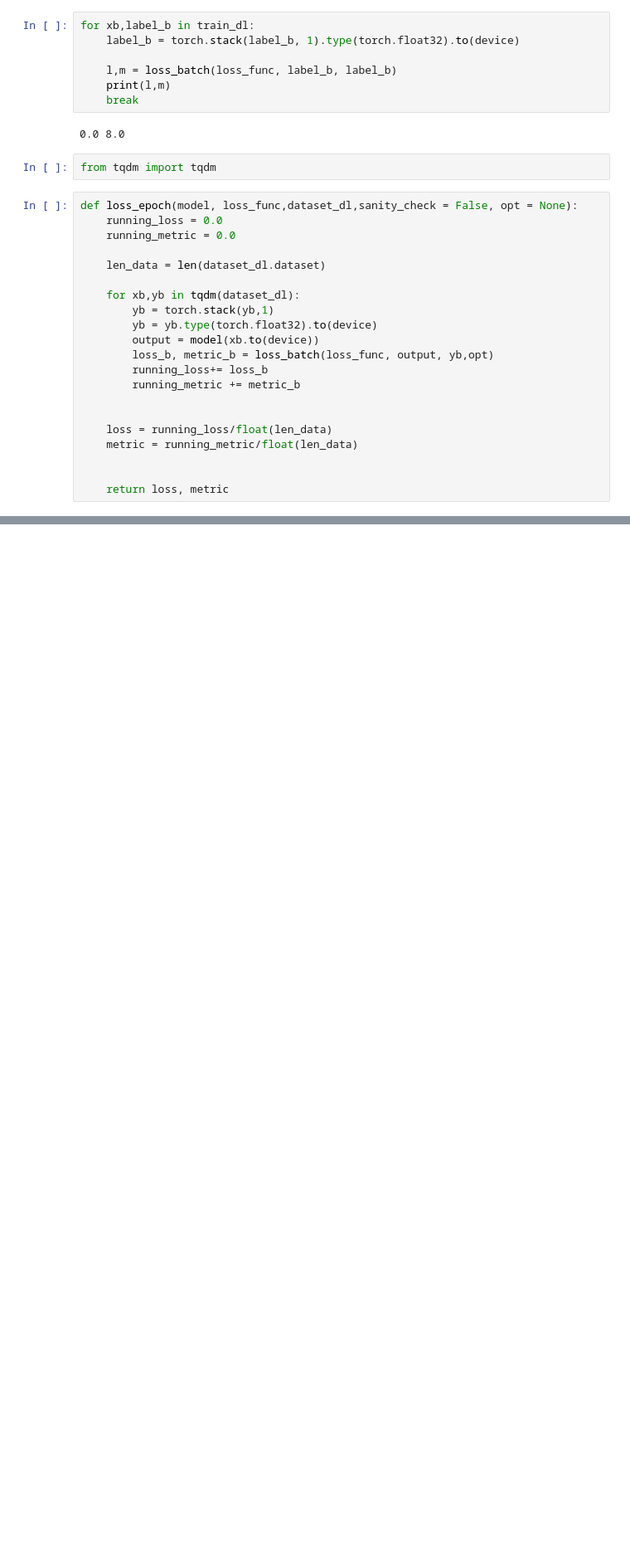
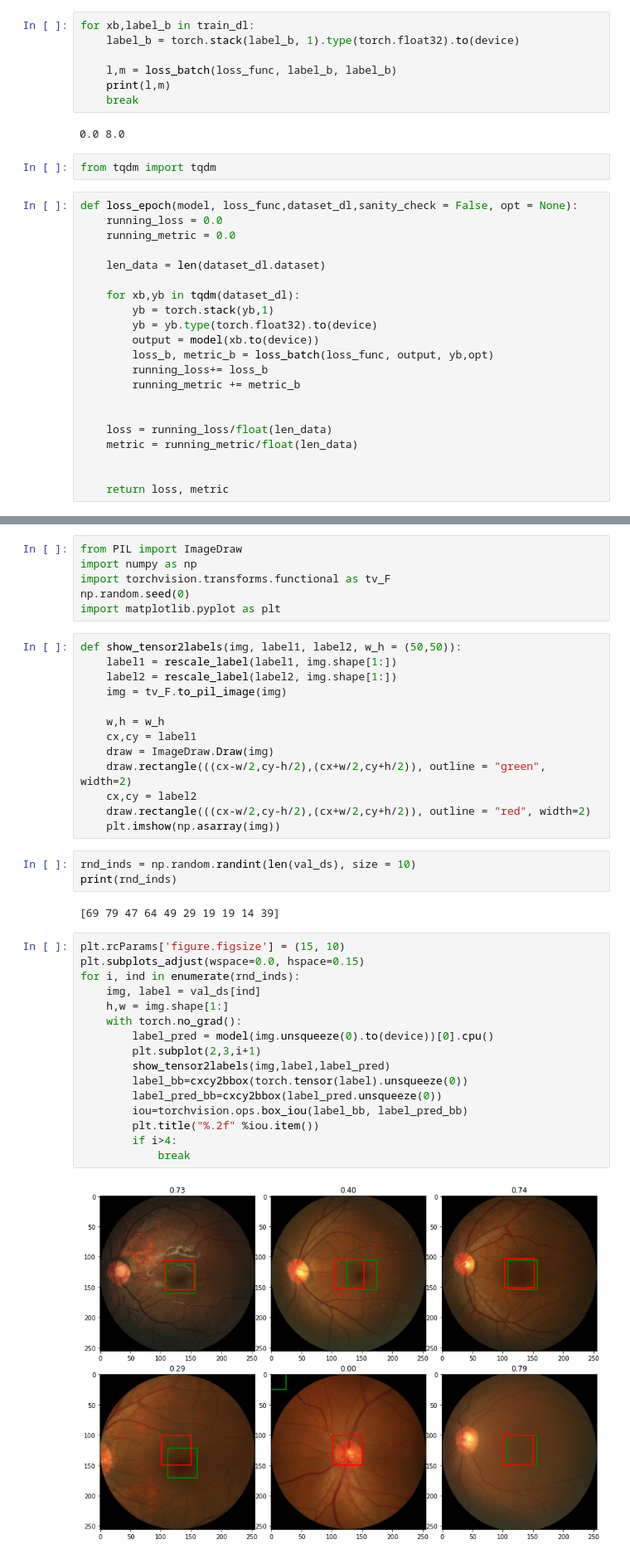
Before and after one commit to akansh12/Computer_vision_Book_solution, a Jupyter notebook: Chapter_4_Single_object_detection.ipynb, the cells around one changed output, grey strips where cells are left out. Shown at 83% size. Drawn from its saved outputs; the diff is of its cells as text; blank space fills up the shorter version.

```diff
--- a/Chapter_4_Single_object_detection.ipynb
+++ b/Chapter_4_Single_object_detection.ipynb
@@ -789,0 +881,42 @@ False
+# %%
+from PIL import ImageDraw
+import numpy as np
+import torchvision.transforms.functional as tv_F
+np.random.seed(0)
+import matplotlib.pyplot as plt
+# %%
+def show_tensor2labels(img, label1, label2, w_h = (50,50)):
+    label1 = rescale_label(label1, img.shape[1:])
+    label2 = rescale_label(label2, img.shape[1:])
+    img = tv_F.to_pil_image(img)
+
+    w,h = w_h
+    cx,cy = label1
+    draw = ImageDraw.Draw(img)
+    draw.rectangle(((cx-w/2,cy-h/2),(cx+w/2,cy+h/2)), outline = "green", width=2)
+    cx,cy = label2
+    draw.rectangle(((cx-w/2,cy-h/2),(cx+w/2,cy+h/2)), outline = "red", width=2)
+    plt.imshow(np.asarray(img))
+# %%
+rnd_inds = np.random.randint(len(val_ds), size = 10)
+print(rnd_inds)
+# %% [output]
+[69 79 47 64 49 29 19 19 14 39]
+# %%
+plt.rcParams['figure.figsize'] = (15, 10)
+plt.subplots_adjust(wspace=0.0, hspace=0.15)
+for i, ind in enumerate(rnd_inds):
+    img, label = val_ds[ind]
+    h,w = img.shape[1:]
+    with torch.no_grad():
+        label_pred = model(img.unsqueeze(0).to(device))[0].cpu()
+        plt.subplot(2,3,i+1)
+        show_tensor2labels(img,label,label_pred)
+        label_bb=cxcy2bbox(torch.tensor(label).unsqueeze(0))
+        label_pred_bb=cxcy2bbox(label_pred.unsqueeze(0))
+        iou=torchvision.ops.box_iou(label_bb, label_pred_bb)
+        plt.title("%.2f" %iou.item())
+        if i>4:
+            break
+# %% [output]
+[figure, added]
```
Also changed, not shown: parts of 18 cells of this notebook.
